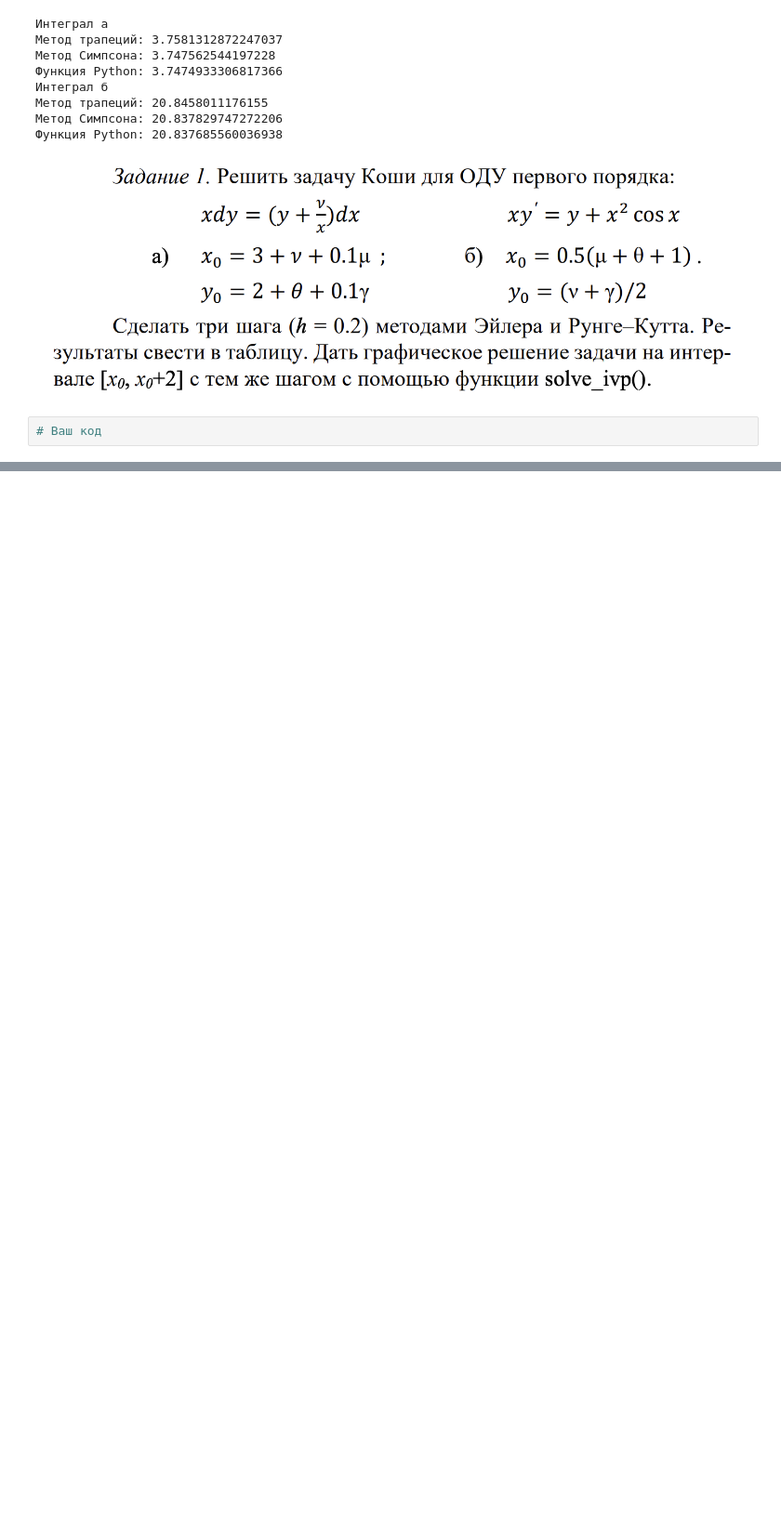
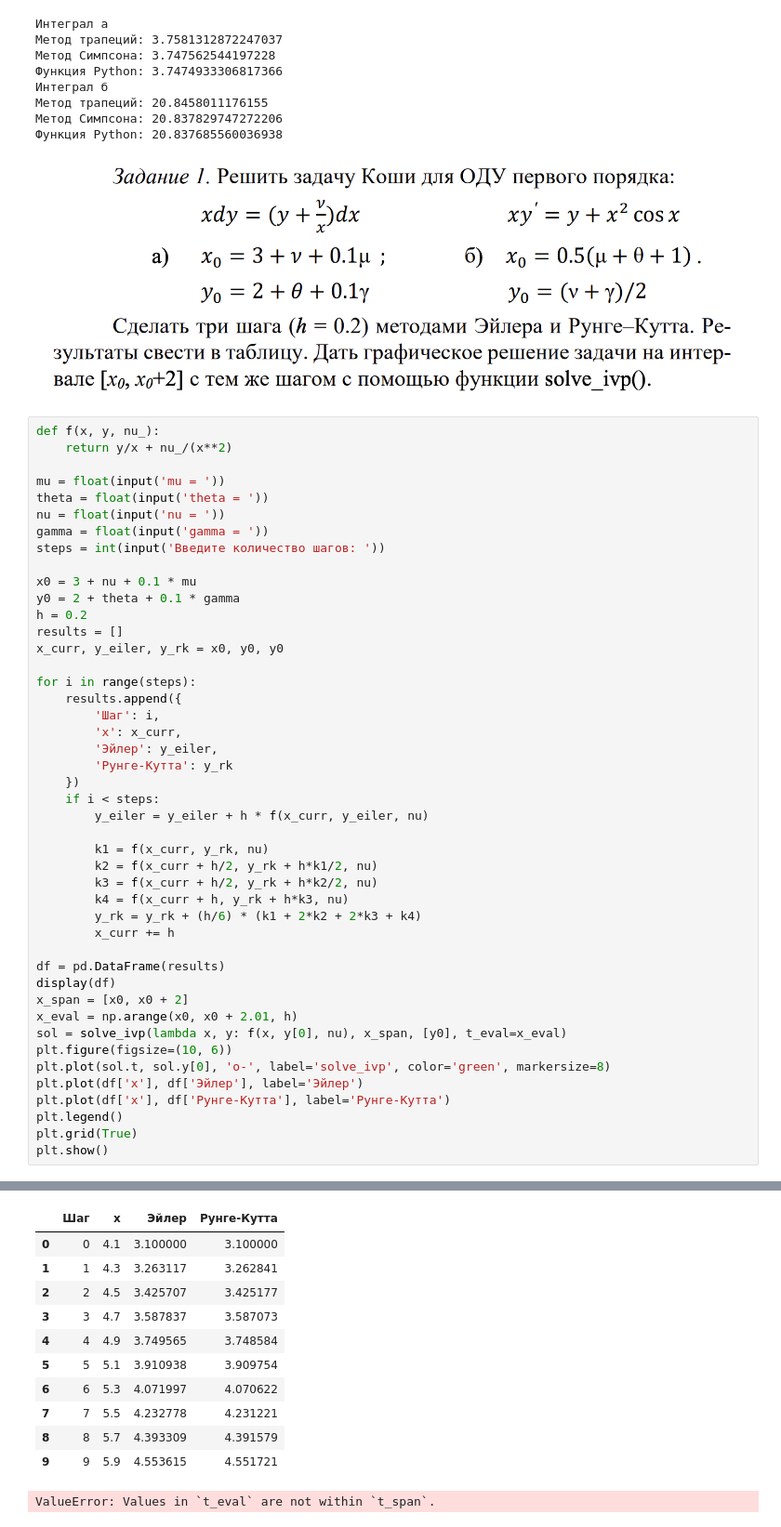
Before and after one commit to alexmordashov/computer_math, a Jupyter notebook: 4. Библиотека SciPy/Практическая_работа_№4_Библиотека_SciPy_Часть_№1.ipynb, the cells around one changed output, grey strips where cells are left out. Shown at 93% size. Cells and saved outputs as stored; diff of their text form; blank space fills up the shorter version.

```diff
--- a/4. Библиотека SciPy/Практическая_работа_№4_Библиотека_SciPy_Часть_№1.ipynb
+++ b/4. Библиотека SciPy/Практическая_работа_№4_Библиотека_SciPy_Часть_№1.ipynb
@@ -408,5 +410,49 @@ result(f_b, a_b, b_b)
 Функция Python: 20.837685560036938
 # %% [markdown]
 ![image.png](embedded-picture-1)
-# %%
-# Ваш код
+# %%
+def f(x, y, nu_):
+    return y/x + nu_/(x**2)
+
+mu = float(input('mu = '))
+theta = float(input('theta = '))
+nu = float(input('nu = '))
+gamma = float(input('gamma = '))
+steps = int(input('Введите количество шагов: '))
+
+x0 = 3 + nu + 0.1 * mu
+y0 = 2 + theta + 0.1 * gamma
+h = 0.2
+results = []
+x_curr, y_eiler, y_rk = x0, y0, y0
+
+for i in range(steps):
+    results.append({
+        'Шаг': i,
+        'x': x_curr,
+        'Эйлер': y_eiler,
+        'Рунге-Кутта': y_rk
+    })
+    if i < steps:
+        y_eiler = y_eiler + h * f(x_curr, y_eiler, nu)
+
+        k1 = f(x_curr, y_rk, nu)
+        k2 = f(x_curr + h/2, y_rk + h*k1/2, nu)
+        k3 = f(x_curr + h/2, y_rk + h*k2/2, nu)
+        k4 = f(x_curr + h, y_rk + h*k3, nu)
+        y_rk = y_rk + (h/6) * (k1 + 2*k2 + 2*k3 + k4)
+        x_curr += h
+
+df = pd.DataFrame(results)
+display(df)
+x_span = [x0, x0 + 2]
+x_eval = np.arange(x0, x0 + 2.01, h)
+sol = solve_ivp(lambda x, y: f(x, y[0], nu), x_span, [y0], t_eval=x_eval)
+plt.figure(figsize=(10, 6))
+plt.plot(sol.t, sol.y[0], 'o-', label='solve_ivp', color='green', markersize=8)
+plt.plot(df['x'], df['Эйлер'], label='Эйлер')
+plt.plot(df['x'], df['Рунге-Кутта'], label='Рунге-Кутта')
+plt.legend()
+plt.grid(True)
+plt.show()
+# %% [output]
@@ -412,0 +464,12 @@ result(f_b, a_b, b_b)
+|  | Шаг | x | Эйлер | Рунге-Кутта |
+| 0 | 0 | 4.1 | 3.100000 | 3.100000 |
+| 1 | 1 | 4.3 | 3.263117 | 3.262841 |
+| 2 | 2 | 4.5 | 3.425707 | 3.425177 |
+| 3 | 3 | 4.7 | 3.587837 | 3.587073 |
+| 4 | 4 | 4.9 | 3.749565 | 3.748584 |
+| 5 | 5 | 5.1 | 3.910938 | 3.909754 |
+| 6 | 6 | 5.3 | 4.071997 | 4.070622 |
+| 7 | 7 | 5.5 | 4.232778 | 4.231221 |
+| 8 | 8 | 5.7 | 4.393309 | 4.391579 |
+| 9 | 9 | 5.9 | 4.553615 | 4.551721 |
+ValueError: Values in `t_eval` are not within `t_span`.
```
Also changed, not shown: parts of 3 cells of this notebook.
